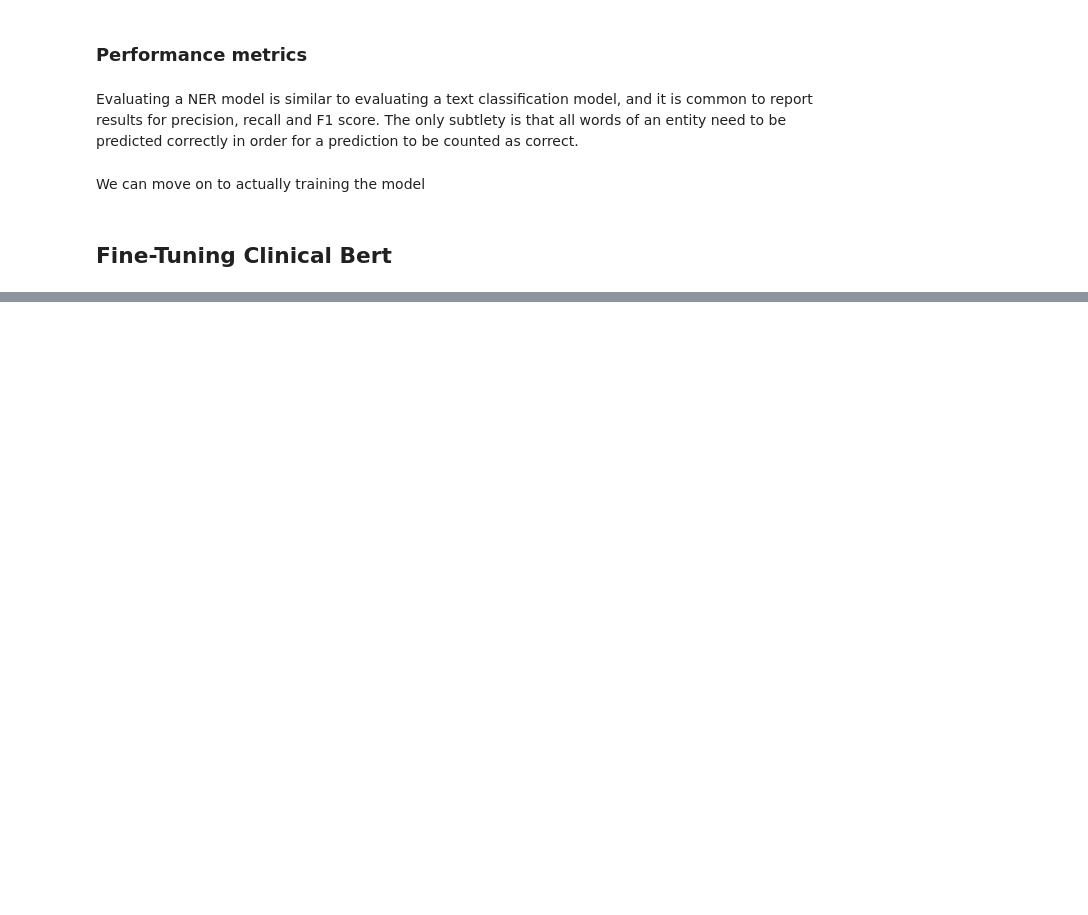
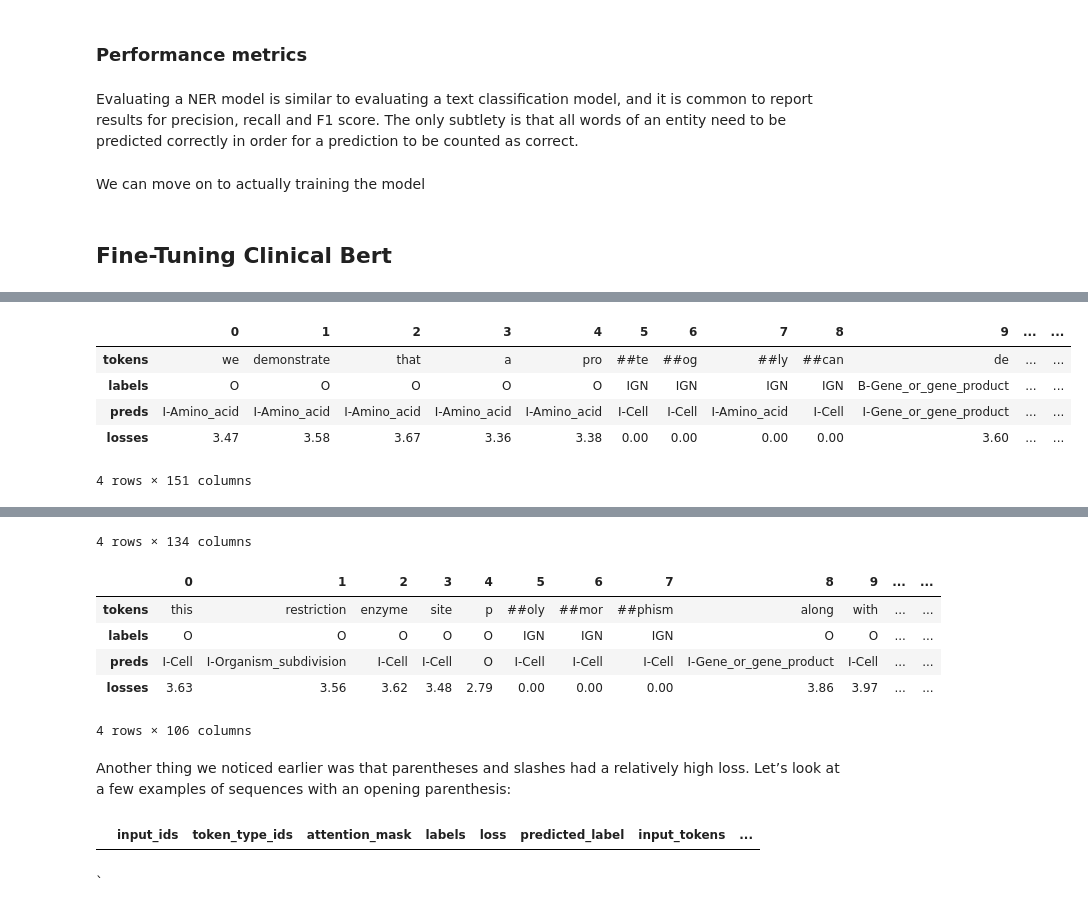
Before and after one commit to R-icntay/cogstack_project, a Jupyter notebook: notebooks/clinical_bert.ipynb, the cells around one changed output, grey strips where cells are left out. Drawn from its saved outputs; the diff is of its cells as text; code cells hidden in the pictures; blank space fills up the shorter version.

```diff
--- a/notebooks/clinical_bert.ipynb
+++ b/notebooks/clinical_bert.ipynb
@@ -586,0 +883,16 @@ We can move on to actually training the model
+# %%
+def get_samples(df):
+  #Iterate over DataFrame rows as (index, Series) pairs.
+    for _, row in df.iterrows():
+        labels, preds, tokens, losses = [], [], [], []
+        for i, mask in enumerate(row["attention_mask"]):
+            if i not in {0, len(row["attention_mask"])}:
+                labels.append(row["labels"][i])
+                preds.append(row["predicted_label"][i])
+                tokens.append(row["input_tokens"][i])
+                losses.append(f"{row['loss'][i]:.2f}")
+        df_tmp = pd.DataFrame({"tokens": tokens, "labels": labels,
+                               "preds": preds, "losses": losses}).T
+        yield df_tmp
+# %%
+df["total_loss"] = df["loss"].apply(lambda x: sum(x))
@@ -586,0 +908,12 @@ We can move on to actually training the model
+# %%
+df_tmp = df.sort_values(by = "total_loss", ascending = False).head(3)
+
+for sample in get_samples(df_tmp):
+  display(sample)
+# %% [output]
+|  | 0 | 1 | 2 | 3 | 4 | 5 | 6 | 7 | 8 | 9 | ... | ... |
+| tokens | we | demonstrate | that | a | pro | ##te | ##og | ##ly | ##can | de | ... | ... |
+| labels | O | O | O | O | O | IGN | IGN | IGN | IGN | B-Gene_or_gene_product | ... | ... |
+| preds | I-Amino_acid | I-Amino_acid | I-Amino_acid | I-Amino_acid | I-Amino_acid | I-Cell | I-Cell | I-Amino_acid | I-Cell | I-Gene_or_gene_product | ... | ... |
+| losses | 3.47 | 3.58 | 3.67 | 3.36 | 3.38 | 0.00 | 0.00 | 0.00 | 0.00 | 3.60 | ... | ... |
+4 rows × 151 columns
@@ -586,0 +925,10 @@ We can move on to actually training the model
+4 rows × 134 columns
+|  | 0 | 1 | 2 | 3 | 4 | 5 | 6 | 7 | 8 | 9 | ... | ... |
+| tokens | this | restriction | enzyme | site | p | ##oly | ##mor | ##phism | along | with | ... | ... |
+| labels | O | O | O | O | O | IGN | IGN | IGN | O | O | ... | ... |
+| preds | I-Cell | I-Organism_subdivision | I-Cell | I-Cell | O | I-Cell | I-Cell | I-Cell | I-Gene_or_gene_product | I-Cell | ... | ... |
+| losses | 3.63 | 3.56 | 3.62 | 3.48 | 2.79 | 0.00 | 0.00 | 0.00 | 3.86 | 3.97 | ... | ... |
+4 rows × 106 columns
+# %% [markdown]
+Another thing we noticed earlier was that parentheses and slashes had a relatively
+high loss. Let’s look at a few examples of sequences with an opening parenthesis:
@@ -586,0 +939,6 @@ We can move on to actually training the model
+# %%
+df[df["input_tokens"].apply(lambda x: u"\u2581(" in x)].head(2)
+# %% [output]
+|  | input_ids | token_type_ids | attention_mask | labels | loss | predicted_label | input_tokens | ... |
+# %% [markdown]
+`
```
Also changed, not shown: parts of 62 cells of this notebook.
